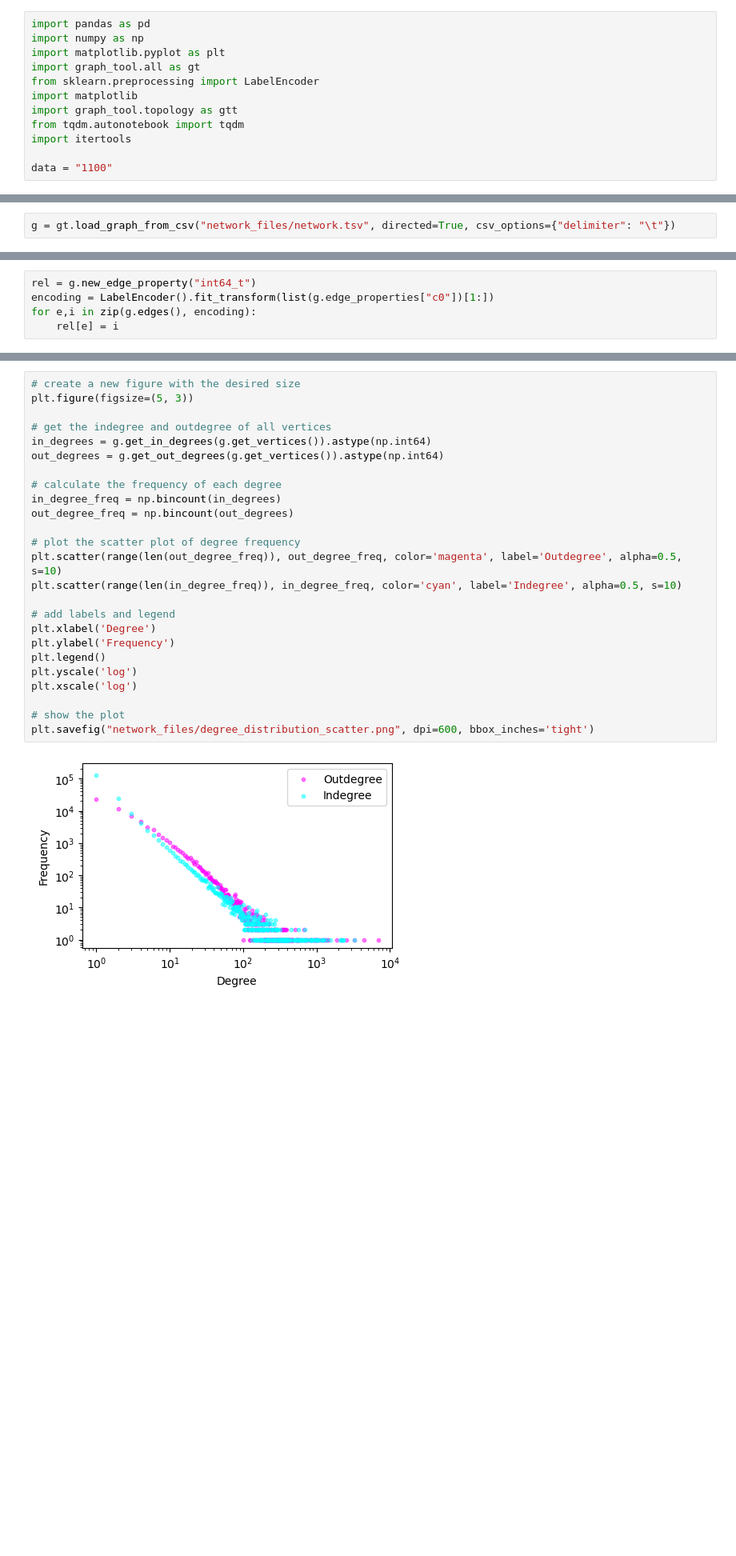
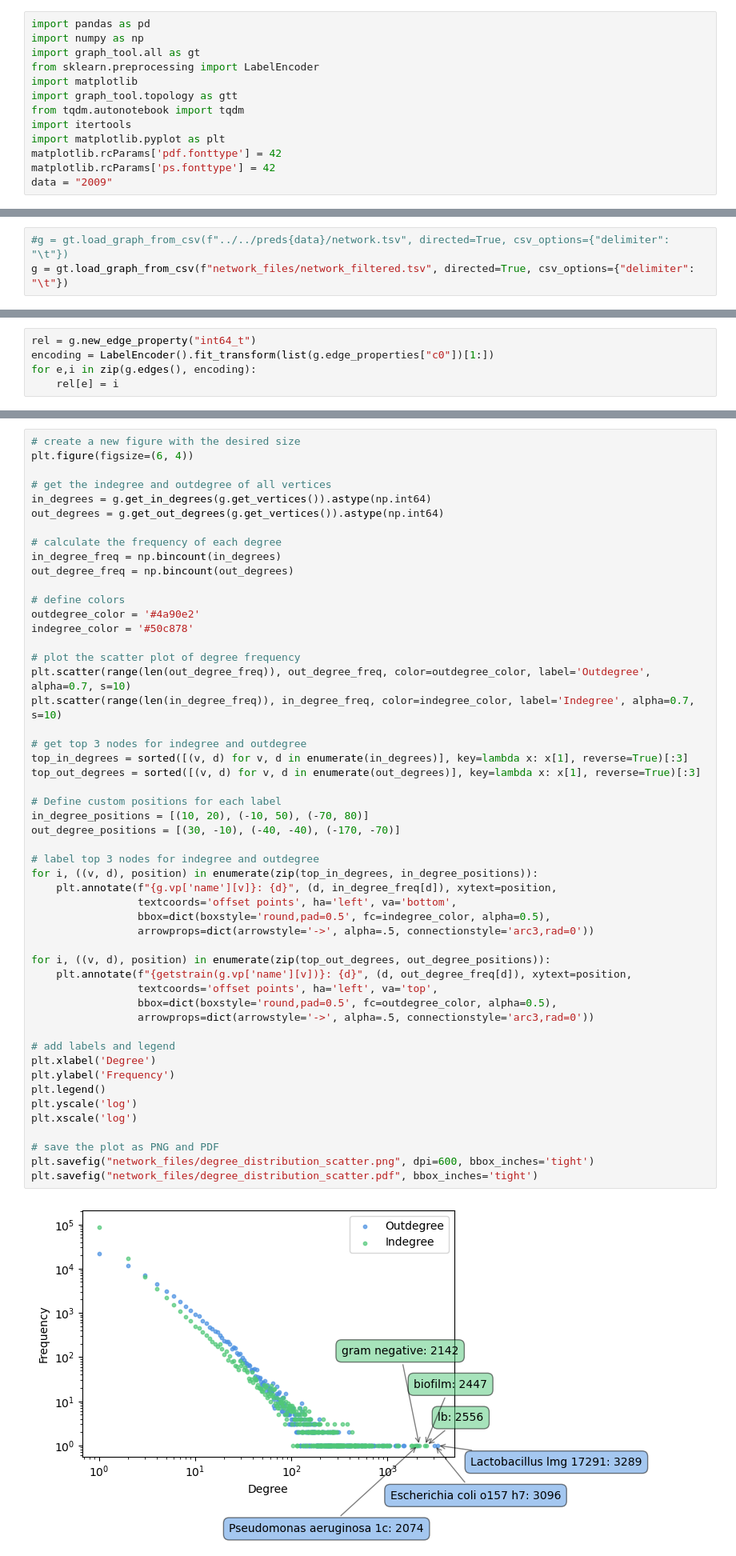
Before and after one commit to danielzmbp/NLP4Pheno, a Jupyter notebook: notebooks/analyze_network_graphtool.ipynb, the cells around one changed output, grey strips where cells are left out. Shown: that part at 80% size. Drawn from its saved outputs; the diff is of its cells as text; blank space fills up the shorter version.

```diff
--- a/notebooks/analyze_network_graphtool.ipynb
+++ b/notebooks/analyze_network_graphtool.ipynb
@@ -1,15 +1,16 @@
 # %%
 import pandas as pd
 import numpy as np
-import matplotlib.pyplot as plt
 import graph_tool.all as gt
 from sklearn.preprocessing import LabelEncoder
 import matplotlib
 import graph_tool.topology as gtt
 from tqdm.autonotebook import tqdm
 import itertools
-
-data = "1100"
+import matplotlib.pyplot as plt
+matplotlib.rcParams['pdf.fonttype'] = 42
+matplotlib.rcParams['ps.fonttype'] = 42
+data = "2009"
 # %% [markdown]
 ## strain taxonomy
 # %%
@@ -30,7 +55,8 @@ df = pd.read_csv(f"../../preds{data}/network.tsv", sep="\t")
 with open(f"../../preds{data}/strains.txt","r") as f:
 	st = f.read().splitlines()
 # %%
-g = gt.load_graph_from_csv("network_files/network.tsv", directed=True, csv_options={"delimiter": "\t"})
+#g = gt.load_graph_from_csv(f"../../preds{data}/network.tsv", directed=True, csv_options={"delimiter": "\t"})
+g = gt.load_graph_from_csv(f"network_files/network_filtered.tsv", directed=True, csv_options={"delimiter": "\t"})
 # %%
 g
 # %% [output]
@@ -143,30 +170,56 @@ plt.savefig("network_files/degree_distribution_hist.png", dpi=600, bbox_inches='
 # %%
 # create a new figure with the desired size
-plt.figure(figsize=(5, 3))
+plt.figure(figsize=(6, 4))
 
 # get the indegree and outdegree of all vertices
 in_degrees = g.get_in_degrees(g.get_vertices()).astype(np.int64)
 out_degrees = g.get_out_degrees(g.get_vertices()).astype(np.int64)
 
 # calculate the frequency of each degree
 in_degree_freq = np.bincount(in_degrees)
 out_degree_freq = np.bincount(out_degrees)
 
+# define colors
+outdegree_color = '#4a90e2'
+indegree_color = '#50c878'
+
 # plot the scatter plot of degree frequency
-plt.scatter(range(len(out_degree_freq)), out_degree_freq, color='magenta', label='Outdegree', alpha=0.5, s=10)
-plt.scatter(range(len(in_degree_freq)), in_degree_freq, color='cyan', label='Indegree', alpha=0.5, s=10)
+plt.scatter(range(len(out_degree_freq)), out_degree_freq, color=outdegree_color, label='Outdegree', alpha=0.7, s=10)
+plt.scatter(range(len(in_degree_freq)), in_degree_freq, color=indegree_color, label='Indegree', alpha=0.7, s=10)
+
+# get top 3 nodes for indegree and outdegree
+top_in_degrees = sorted([(v, d) for v, d in enumerate(in_degrees)], key=lambda x: x[1], reverse=True)[:3]
+top_out_degrees = sorted([(v, d) for v, d in enumerate(out_degrees)], key=lambda x: x[1], reverse=True)[:3]
+
+# Define custom positions for each label
+in_degree_positions = [(10, 20), (-10, 50), (-70, 80)]
+out_degree_positions = [(30, -10), (-40, -40), (-170, -70)]
+
+# label top 3 nodes for indegree and outdegree
+for i, ((v, d), position) in enumerate(zip(top_in_degrees, in_degree_positions)):
+    plt.annotate(f"{g.vp['name'][v]}: {d}", (d, in_degree_freq[d]), xytext=position,
+                 textcoords='offset points', ha='left', va='bottom',
+                 bbox=dict(boxstyle='round,pad=0.5', fc=indegree_color, alpha=0.5),
+                 arrowprops=dict(arrowstyle='->', alpha=.5, connectionstyle='arc3,rad=0'))
+
+for i, ((v, d), position) in enumerate(zip(top_out_degrees, out_degree_positions)):
+    plt.annotate(f"{getstrain(g.vp['name'][v])}: {d}", (d, out_degree_freq[d]), xytext=position,
+                 textcoords='offset points', ha='left', va='top',
+                 bbox=dict(boxstyle='round,pad=0.5', fc=outdegree_color, alpha=0.5),
+                 arrowprops=dict(arrowstyle='->', alpha=.5, connectionstyle='arc3,rad=0'))
 
 # add labels and legend
 plt.xlabel('Degree')
 plt.ylabel('Frequency')
 plt.legend()
 plt.yscale('log')
 plt.xscale('log')
 
-# show the plot
+# save the plot as PNG and PDF
 plt.savefig("network_files/degree_distribution_scatter.png", dpi=600, bbox_inches='tight')
+plt.savefig("network_files/degree_distribution_scatter.pdf", bbox_inches='tight')
 # %% [output]
-[figure, old version]
+[figure, new version]
 # %%
 # create a vertex property map to store the color of each vertex
 vertex_color = g.new_vertex_property("vector<double>")
```
Also changed, not shown: parts of 23 cells of this notebook, 8 other files.
